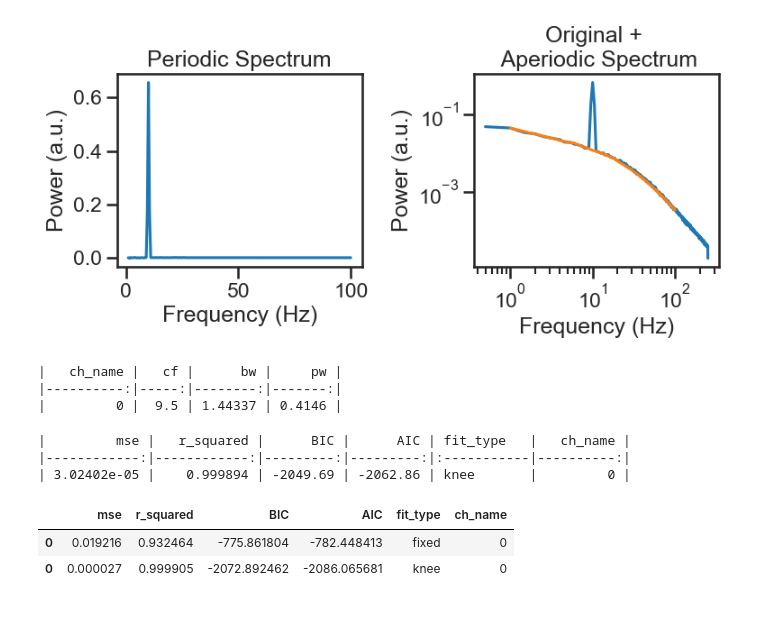
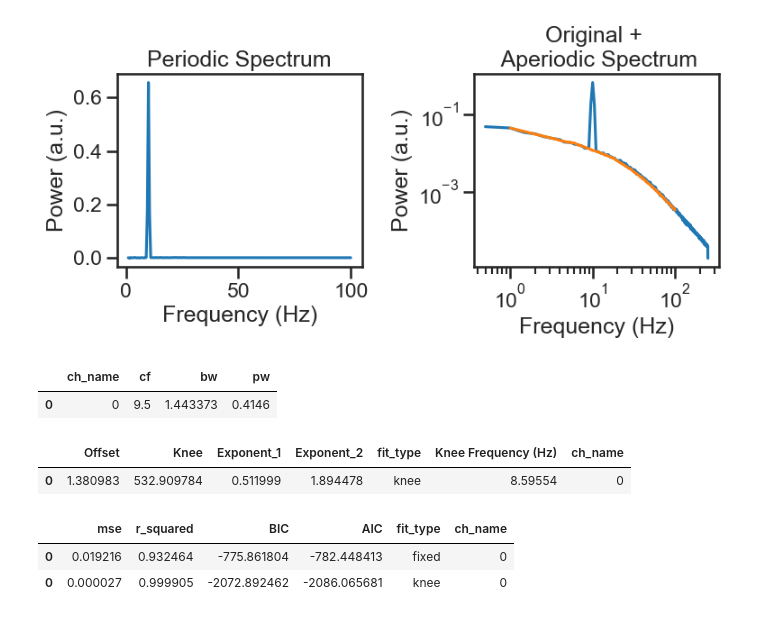
Before and after one commit to schmidtfa/pyrasa, a Jupyter notebook: examples/basic_functionality.ipynb, the cells around one changed output. Drawn from its saved outputs; the diff is of its cells as text; code cells hidden in the pictures.

```diff
--- a/examples/basic_functionality.ipynb
+++ b/examples/basic_functionality.ipynb
@@ -249,21 +245,15 @@ f.savefig('../simulations/example_knee.png')
 [figure]
 # %%
 # %% get periodic stuff
-peaks = irasa_out.get_peaks()
-md = peaks.to_markdown(index=False)
-print(md)
+irasa_out.get_peaks()
 # %% [output]
-|   ch_name |   cf |      bw |     pw |
-|----------:|-----:|--------:|-------:|
-|         0 |  9.5 | 1.44337 | 0.4146 |
+|  | ch_name | cf | bw | pw |
+| 0 | 0 | 9.5 | 1.443373 | 0.4146 |
-# %%
-ap = irasa_out.fit_aperiodic_model(fit_func='knee').gof
-md = ap.to_markdown(index=False)
-print(md)
-# %% [output]
-|         mse |   r_squared |      BIC |      AIC | fit_type   |   ch_name |
-|------------:|------------:|---------:|---------:|:-----------|----------:|
-| 3.02402e-05 |    0.999894 | -2049.69 | -2062.86 | knee       |         0 |
+# %%
+irasa_out.fit_aperiodic_model(fit_func='knee').aperiodic_params
+# %% [output]
+|  | Offset | Knee | Exponent_1 | Exponent_2 | fit_type | Knee Frequency (Hz) | ch_name |
+| 0 | 1.380983 | 532.909784 | 0.511999 | 1.894478 | knee | 8.59554 | 0 |
 # %%
 # %% get aperiodic stuff
 ap_f = irasa_out.fit_aperiodic_model(fit_func='fixed')
```
Also changed, not shown: parts of 1 cell of this notebook, 4 other files.
